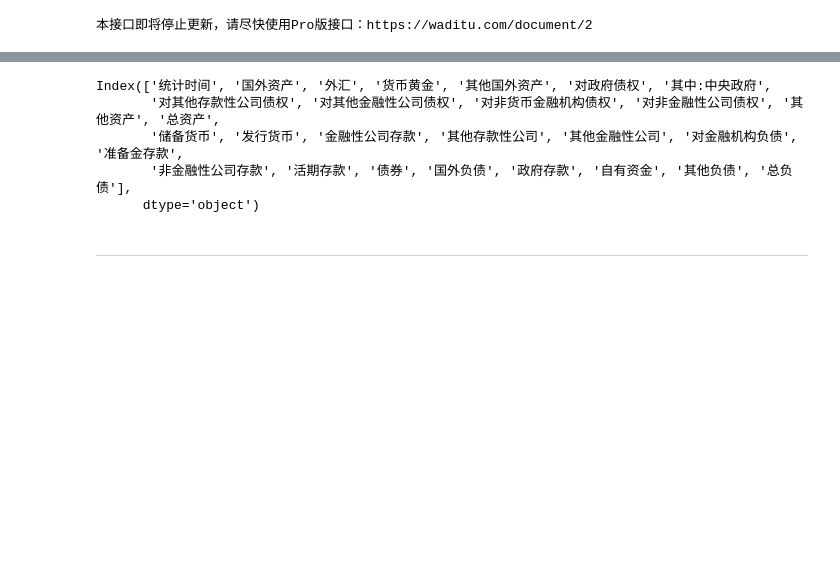
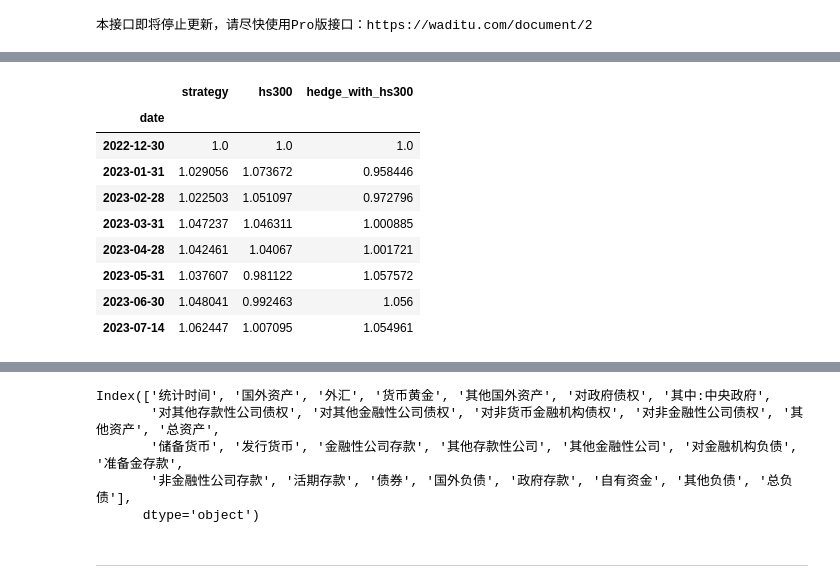
Before and after one commit to jwli601/stocks_stories, a Jupyter notebook: cv_strategy_intro230420.ipynb, the cells around one changed output, grey strips where cells are left out. Drawn from its saved outputs; the diff is of its cells as text; code cells hidden in the pictures; blank space fills up the shorter version.

```diff
--- a/cv_strategy_intro230420.ipynb
+++ b/cv_strategy_intro230420.ipynb
@@ -486,3 +479,16 @@ dtype: object
+# %%
+qq
+# %% [output]
+|  | strategy | hs300 | hedge_with_hs300 |
+| date |  |  |  |
+| 2022-12-30 | 1.0 | 1.0 | 1.0 |
+| 2023-01-31 | 1.029056 | 1.073672 | 0.958446 |
+| 2023-02-28 | 1.022503 | 1.051097 | 0.972796 |
+| 2023-03-31 | 1.047237 | 1.046311 | 1.000885 |
+| 2023-04-28 | 1.042461 | 1.04067 | 1.001721 |
+| 2023-05-31 | 1.037607 | 0.981122 | 1.057572 |
+| 2023-06-30 | 1.048041 | 0.992463 | 1.056 |
+| 2023-07-14 | 1.062447 | 1.007095 | 1.054961 |
 # %%
 cb_balance = ak.macro_china_central_bank_balance()
 cb_balance
```
Also changed, not shown: parts of 7 cells of this notebook, 2 other files.
